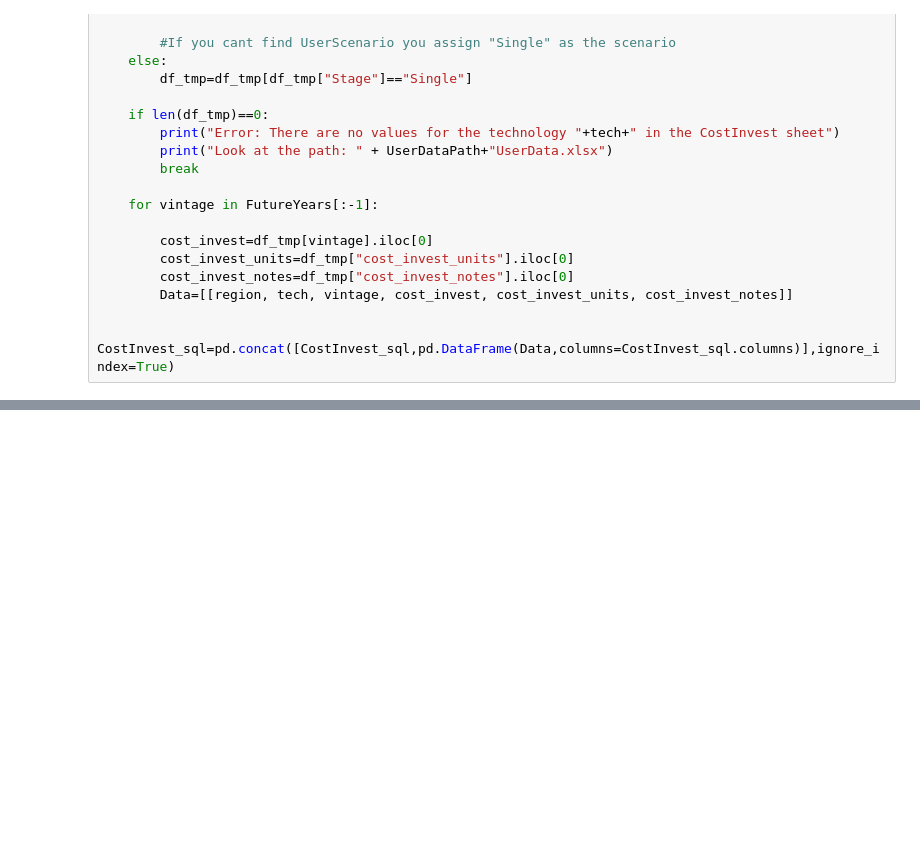
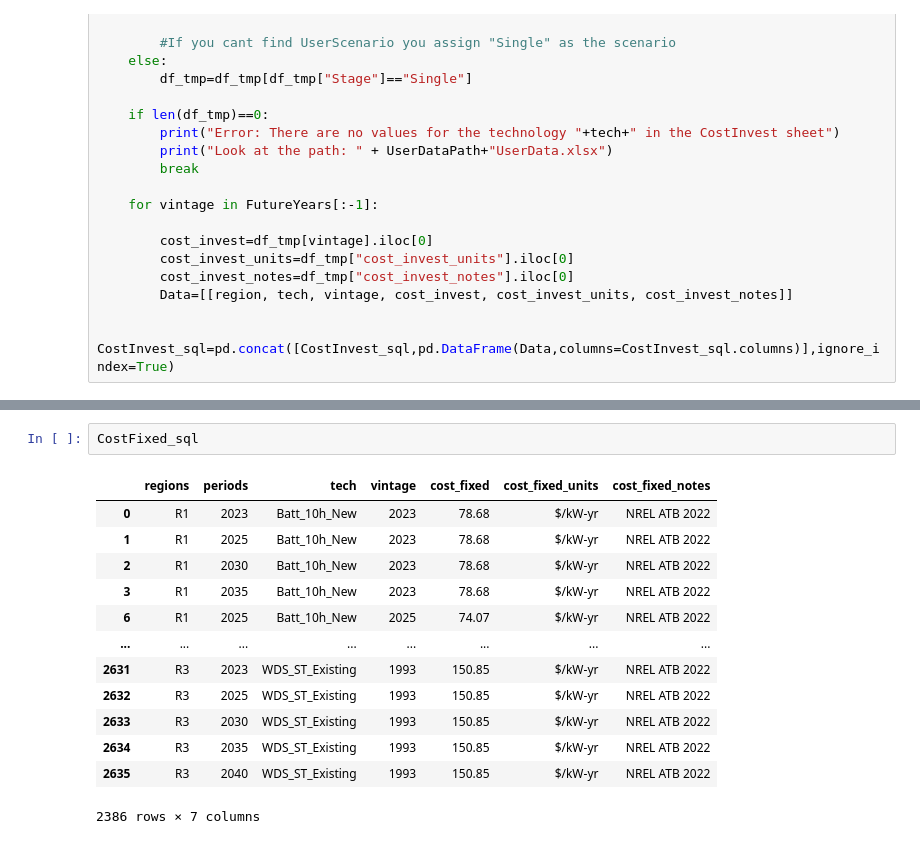
Before and after one commit to vaduraes/TemoaHurricane_V2, a Jupyter notebook: CreateBaseDeck/Excel2Sql.ipynb, the cells around one changed output, grey strips where cells are left out. Saved outputs shown, nothing was run; the diff lists cells and outputs as text; blank space fills up the shorter version.

```diff
--- a/CreateBaseDeck/Excel2Sql.ipynb
+++ b/CreateBaseDeck/Excel2Sql.ipynb
@@ -726,0 +885,16 @@ Cost
+# %%
+CostFixed_sql
+# %% [output]
+|  | regions | periods | tech | vintage | cost_fixed | cost_fixed_units | cost_fixed_notes |
+| 0 | R1 | 2023 | Batt_10h_New | 2023 | 78.68 | $/kW-yr | NREL ATB 2022 |
+| 1 | R1 | 2025 | Batt_10h_New | 2023 | 78.68 | $/kW-yr | NREL ATB 2022 |
+| 2 | R1 | 2030 | Batt_10h_New | 2023 | 78.68 | $/kW-yr | NREL ATB 2022 |
+| 3 | R1 | 2035 | Batt_10h_New | 2023 | 78.68 | $/kW-yr | NREL ATB 2022 |
+| 6 | R1 | 2025 | Batt_10h_New | 2025 | 74.07 | $/kW-yr | NREL ATB 2022 |
+| ... | ... | ... | ... | ... | ... | ... | ... |
+| 2631 | R3 | 2023 | WDS_ST_Existing | 1993 | 150.85 | $/kW-yr | NREL ATB 2022 |
+| 2632 | R3 | 2025 | WDS_ST_Existing | 1993 | 150.85 | $/kW-yr | NREL ATB 2022 |
+| 2633 | R3 | 2030 | WDS_ST_Existing | 1993 | 150.85 | $/kW-yr | NREL ATB 2022 |
+| 2634 | R3 | 2035 | WDS_ST_Existing | 1993 | 150.85 | $/kW-yr | NREL ATB 2022 |
+| 2635 | R3 | 2040 | WDS_ST_Existing | 1993 | 150.85 | $/kW-yr | NREL ATB 2022 |
+2386 rows × 7 columns
```
Also changed, not shown: parts of 11 cells of this notebook, 1 other file.
